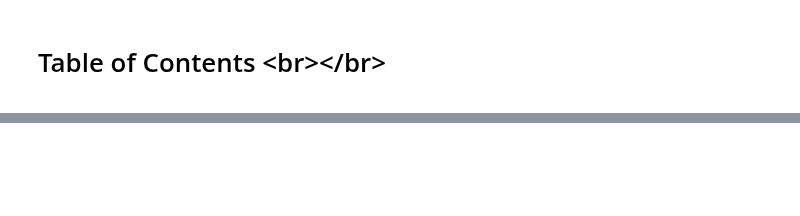
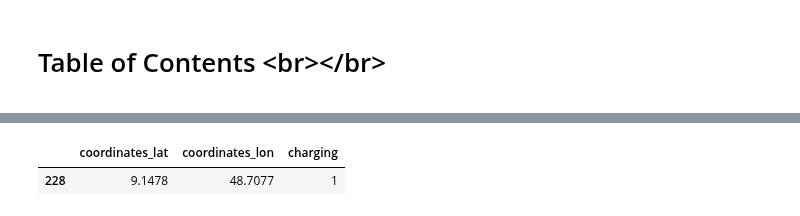
Before and after one commit to indyfree/FleetSim, a Jupyter notebook: notebooks/00-Playground.ipynb, the cells around one changed output, grey strips where cells are left out. Drawn from its saved outputs; the diff is of its cells as text; code cells hidden in the pictures; blank space fills up the shorter version.

```diff
--- a/notebooks/00-Playground.ipynb
+++ b/notebooks/00-Playground.ipynb
@@ -172,0 +136,6 @@ Name: charging, Length: 2212, dtype: float64
+# %%
+stations = determine_charging_stations(df)
+stations[stations["coordinates_lat"] == 9.1478]
+# %% [output]
+|  | coordinates_lat | coordinates_lon | charging |
+| 228 | 9.1478 | 48.7077 | 1 |
```
Also changed, not shown: parts of 20 cells of this notebook, 1 other file.
